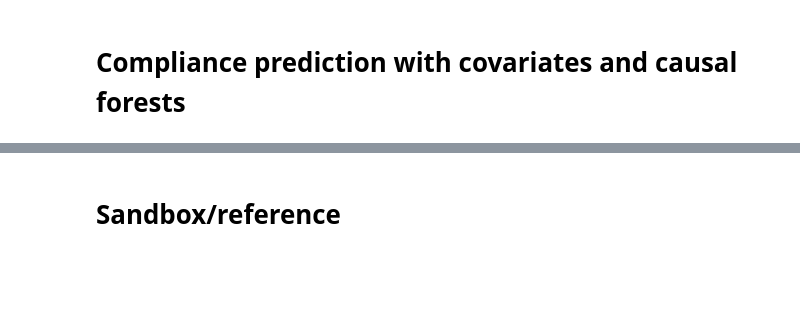
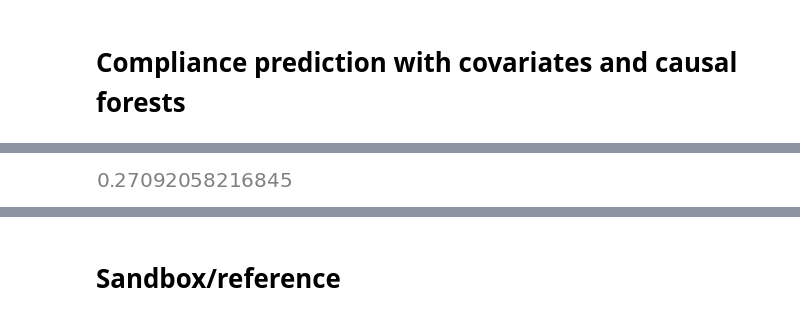
Before and after one commit to tliu526/data-driven-exclusion, a Jupyter notebook: notebooks/iv_perfect_comply_sim.ipynb, the cells around one changed output, grey strips where cells are left out. Cells and saved outputs as stored; diff of their text form; code cells hidden in the pictures; blank space fills up the shorter version.

```diff
--- a/notebooks/iv_perfect_comply_sim.ipynb
+++ b/notebooks/iv_perfect_comply_sim.ipynb
@@ -647,0 +701,21 @@ comp_df.head(20)
+# %%
+%%time
+
+tau = 0.25
+n_samples = 2000
+n_feats = 5
+regression_dict = dict(n_informative=5, noise=0, n_features=n_feats)
+
+taus = []
+formula = 'Y ~ 1  + [T ~ Z]'
+for i in range(100):
+    iv_df = generate_IV_comply_indicator(n_samples=n_samples,
+                                    tau=tau,
+                                    prop_nt=0.30,
+                                    prop_at=0.30,
+                                    use_covars=True,
+                                    regression_dict=regression_dict,
+                                    seed=i)
+    iv_model = IV2SLS.from_formula(formula, iv_df)
+    iv_results = iv_model.fit(cov_type='robust')
+    taus.append(iv_results.params['T'])
@@ -647,0 +725,4 @@ comp_df.head(20)
+# %%
+np.mean(taus)
+# %% [output]
+[figure, added]
```
Also changed, not shown: parts of 68 cells of this notebook.
